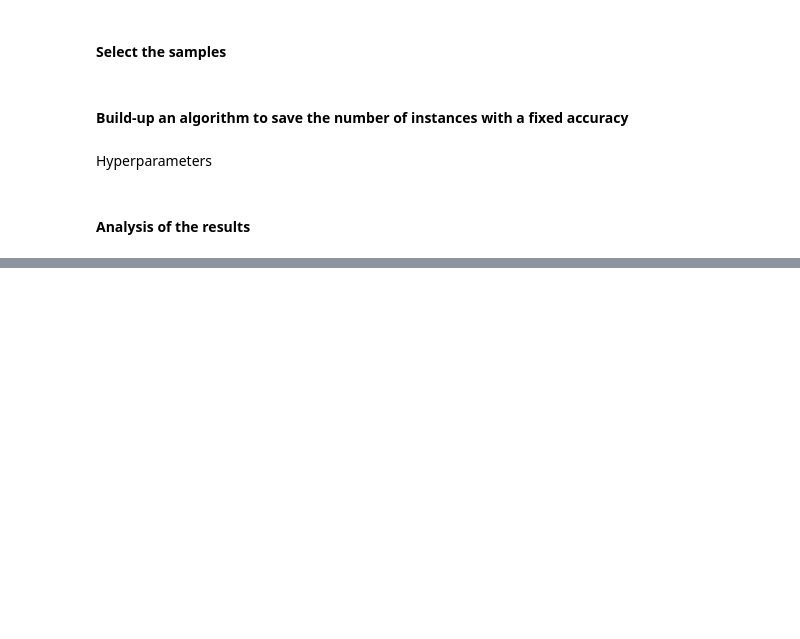
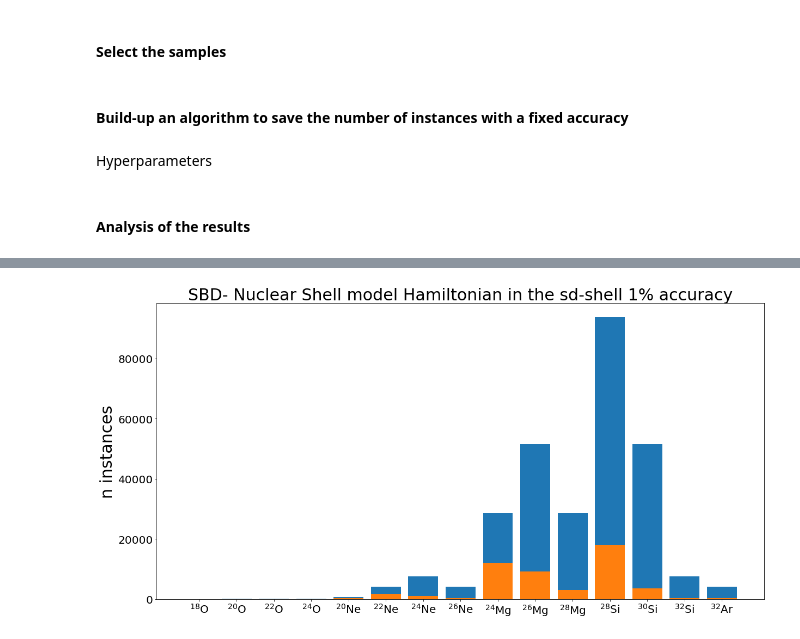
Before and after one commit to emacosta95/2nd_qa4nsm, a Jupyter notebook: SampledBasedDiagonalization.ipynb, the cells around one changed output, grey strips where cells are left out. Saved outputs shown, nothing was run; the diff lists cells and outputs as text; code cells hidden in the pictures; blank space fills up the shorter version.

```diff
--- a/SampledBasedDiagonalization.ipynb
+++ b/SampledBasedDiagonalization.ipynb
@@ -227,14 +232,16 @@ print(titles[selection])
 # %%
 plt.figure(figsize=(20,10))
-plt.title('SBD- Nuclear Shell model Hamiltonian in the sd-shell',fontsize=30)
+plt.title('SBD- Nuclear Shell model Hamiltonian in the sd-shell 1% accuracy',fontsize=30)
 plt.ylabel('n instances',fontsize=30)
 plt.bar(np.arange(n_instances.shape[0]),dimensions)
 plt.bar(np.arange(n_instances.shape[0]),n_instances)
 #plt.semilogy()
 plt.xticks(np.arange(n_instances.shape[0]),titles[:n_instances.shape[0]])
 #plt.text(x=1,y=80000,s=r'$H=\sum_a e_a c^{+}_a c_a +\frac{1}{4}\sum_{abcd} v_{abdc} c^{+}_a c^{+}_b c_c c_d$',fontsize=30)
 plt.tick_params(labelsize=20)
 plt.show()
+# %% [output]
+[figure, added]
 # %%
 plt.figure(figsize=(20,10))
 plt.title('SBD- Nuclear Shell model Hamiltonian in the sd-shell (1% accuracy energy)',fontsize=30)
```
Also changed, not shown: parts of 4 cells of this notebook, 10 other files.
